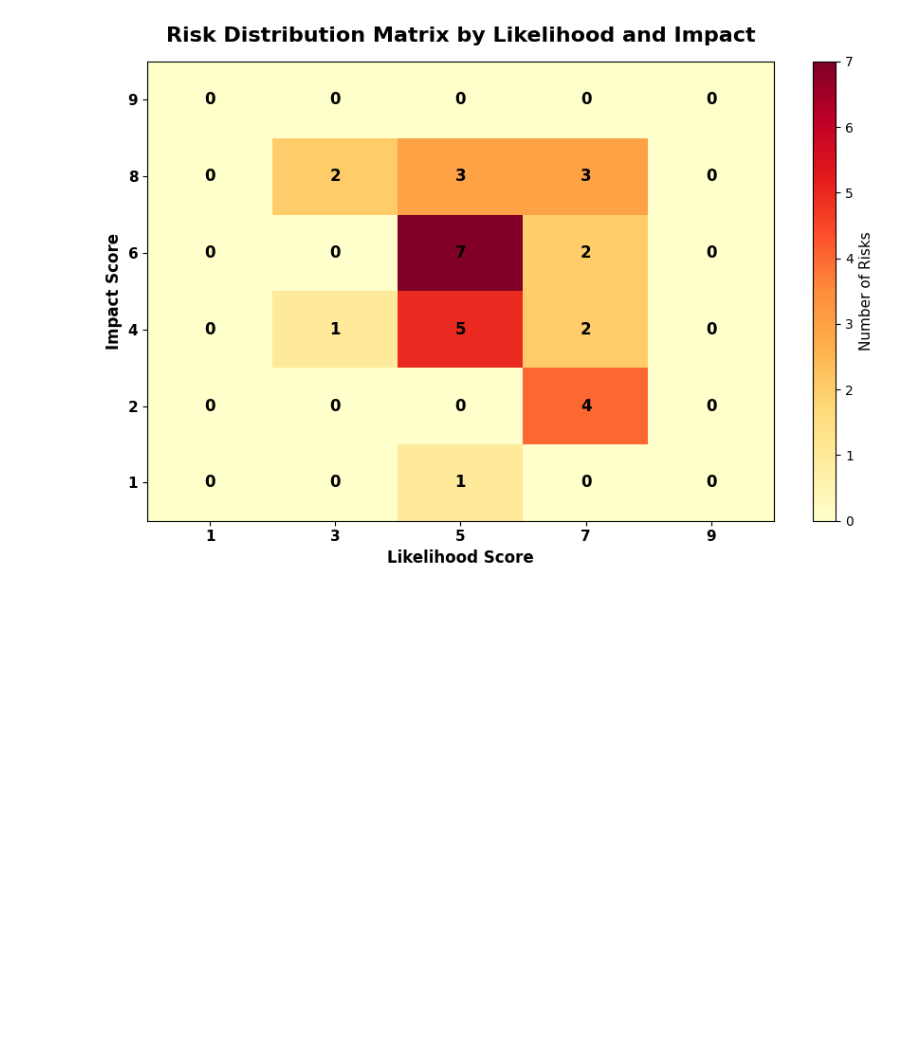
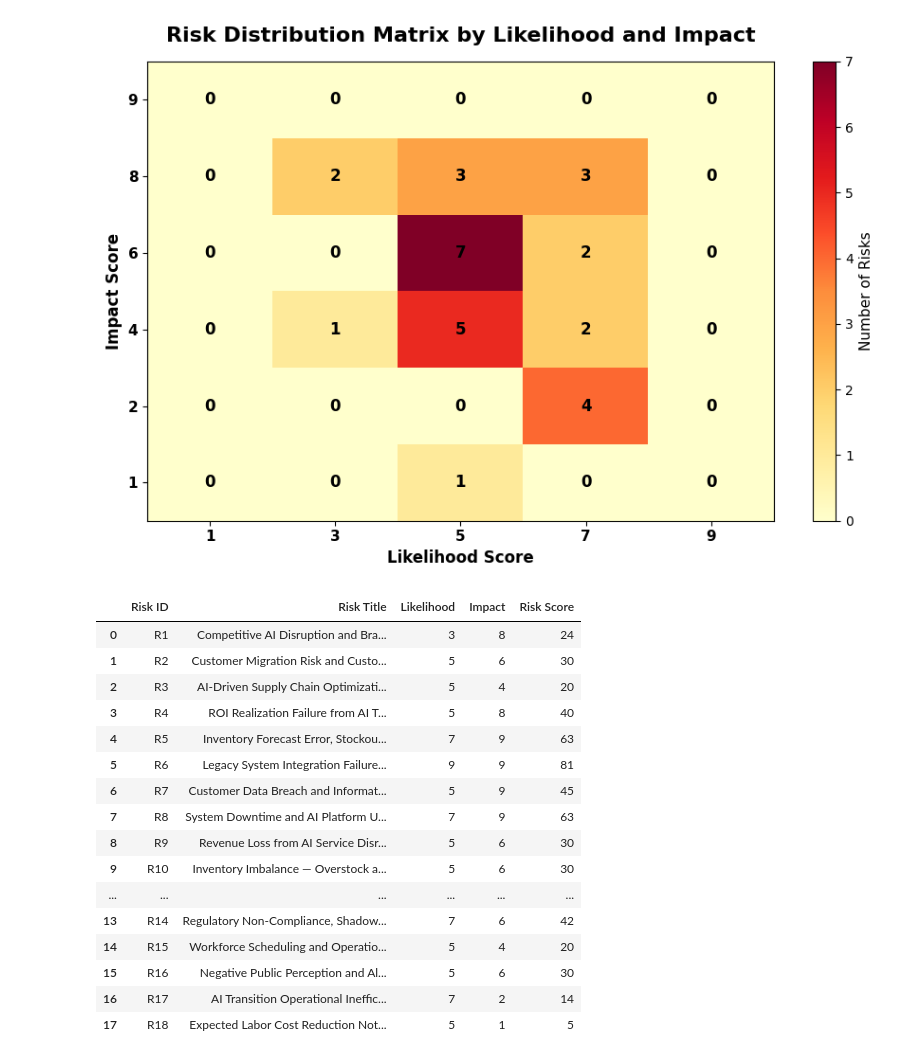
Before and after one commit to Isaac-ideho/ALY-6130-GROUP-9, a Jupyter notebook: Heatmap code.ipynb, the cells around one changed output. Cells and saved outputs as stored; diff of their text form; code cells hidden in the pictures; blank space fills up the shorter version.

```diff
--- a/Heatmap code.ipynb
+++ b/Heatmap code.ipynb
@@ -338,3 +338,75 @@ plt.tight_layout()
 plt.show()
 # %% [output]
 [figure]
+# %%
+import pandas as pd
+import matplotlib.pyplot as plt
+import numpy as np
+from matplotlib.colors import Normalize
+from matplotlib.cm import get_cmap
+import matplotlib.patches as mpatches
+
+# ==========================
+# Updated M4 Risk Register Scores
+# ==========================
+
+data = {
+    "Risk ID": [
+        "R1","R2","R3","R4","R5","R6",
+        "R7","R8","R9","R10","R11","R12",
+        "R13","R14","R15","R16","R17","R18"
+    ],
+    "Risk Title": [
+        "Competitive AI Disruption and Brand Damage from AI Failures",
+        "Customer Migration Risk and Customer Trust Erosion",
+        "AI-Driven Supply Chain Optimization and Cost Leadership Opportunity",
+        "ROI Realization Failure from AI Transformation Investment",
+        "Inventory Forecast Error, Stockout Risk and Fulfillment Disruption",
+        "Legacy System Integration Failure and Vendor Dependency",
+        "Customer Data Breach and Information Security Risk",
+        "System Downtime and AI Platform Unavailability",
+        "Revenue Loss from AI Service Disruptions",
+        "Inventory Imbalance — Overstock and Replenishment Delay",
+        "Inventory Loss from AI Forecast Errors",
+        "Data Quality Failures and AI Recommendation Inaccuracy",
+        "Excessive Dependence on Automation",
+        "Regulatory Non-Compliance, Shadow AI and AI Governance Risk",
+        "Workforce Scheduling and Operational Decision Errors",
+        "Negative Public Perception and Algorithmic Bias Risk",
+        "AI Transition Operational Inefficiencies",
+        "Expected Labor Cost Reduction Not Achieved"
+    ],
+    "Likelihood": [
+        3,5,5,5,7,9,
+        5,7,5,5,7,7,
+        5,7,5,5,7,5
+    ],
+    "Impact": [
+        8,6,4,8,9,9,
+        9,9,6,6,4,4,
+        6,6,4,6,2,1
+    ]
+}
+
+df = pd.DataFrame(data)
+df["Risk Score"] = df["Likelihood"] * df["Impact"]
+
+df
+# %% [output]
+|  | Risk ID | Risk Title | Likelihood | Impact | Risk Score |
+| 0 | R1 | Competitive AI Disruption and Bra... | 3 | 8 | 24 |
+| 1 | R2 | Customer Migration Risk and Custo... | 5 | 6 | 30 |
+| 2 | R3 | AI-Driven Supply Chain Optimizati... | 5 | 4 | 20 |
+| 3 | R4 | ROI Realization Failure from AI T... | 5 | 8 | 40 |
+| 4 | R5 | Inventory Forecast Error, Stockou... | 7 | 9 | 63 |
+| 5 | R6 | Legacy System Integration Failure... | 9 | 9 | 81 |
+| 6 | R7 | Customer Data Breach and Informat... | 5 | 9 | 45 |
+| 7 | R8 | System Downtime and AI Platform U... | 7 | 9 | 63 |
+| 8 | R9 | Revenue Loss from AI Service Disr... | 5 | 6 | 30 |
+| 9 | R10 | Inventory Imbalance — Overstock a... | 5 | 6 | 30 |
+| ... | ... | ... | ... | ... | ... |
+| 13 | R14 | Regulatory Non-Compliance, Shadow... | 7 | 6 | 42 |
+| 14 | R15 | Workforce Scheduling and Operatio... | 5 | 4 | 20 |
+| 15 | R16 | Negative Public Perception and Al... | 5 | 6 | 30 |
+| 16 | R17 | AI Transition Operational Ineffic... | 7 | 2 | 14 |
+| 17 | R18 | Expected Labor Cost Reduction Not... | 5 | 1 | 5 |
```
Also changed, not shown: parts of 3 cells of this notebook, 3 other files.
